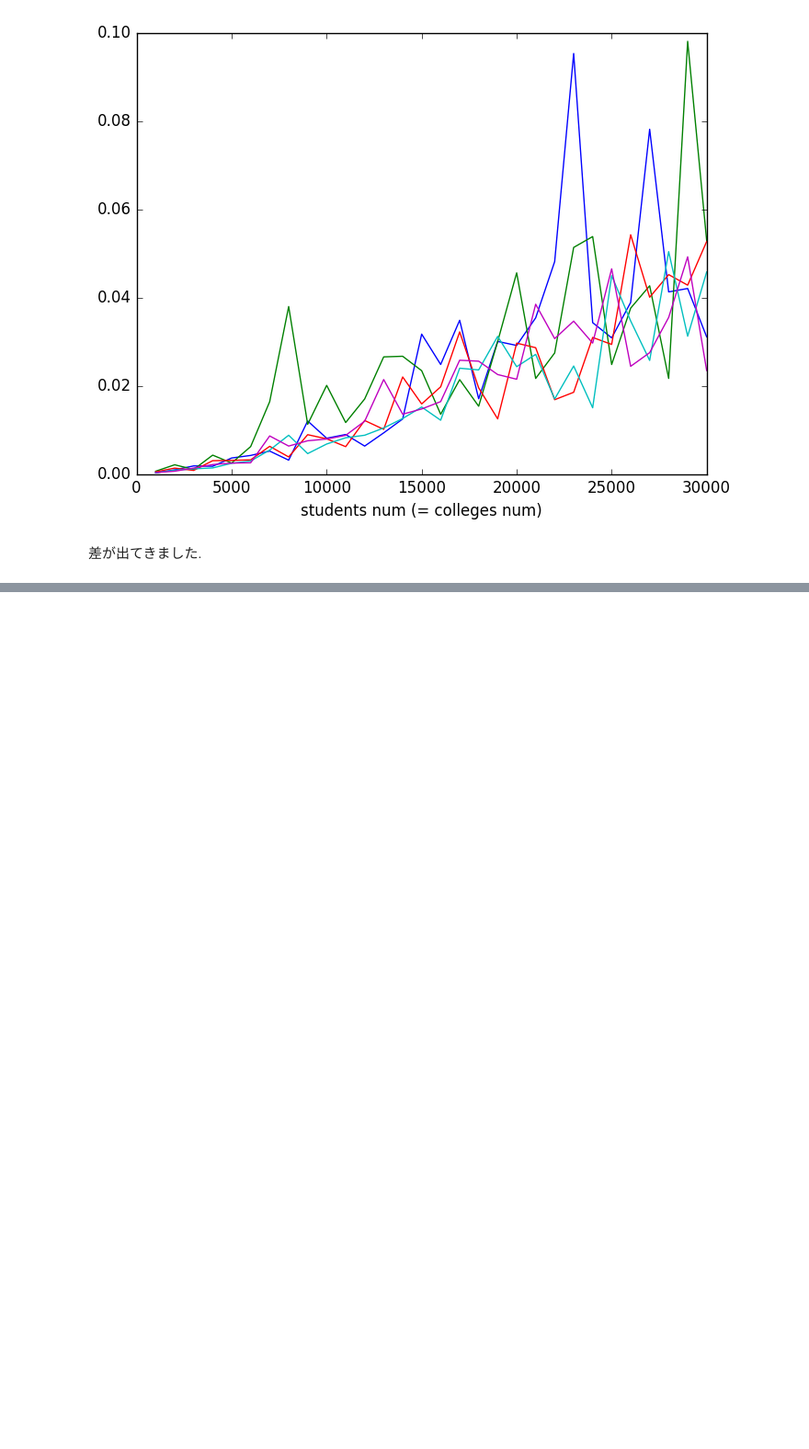
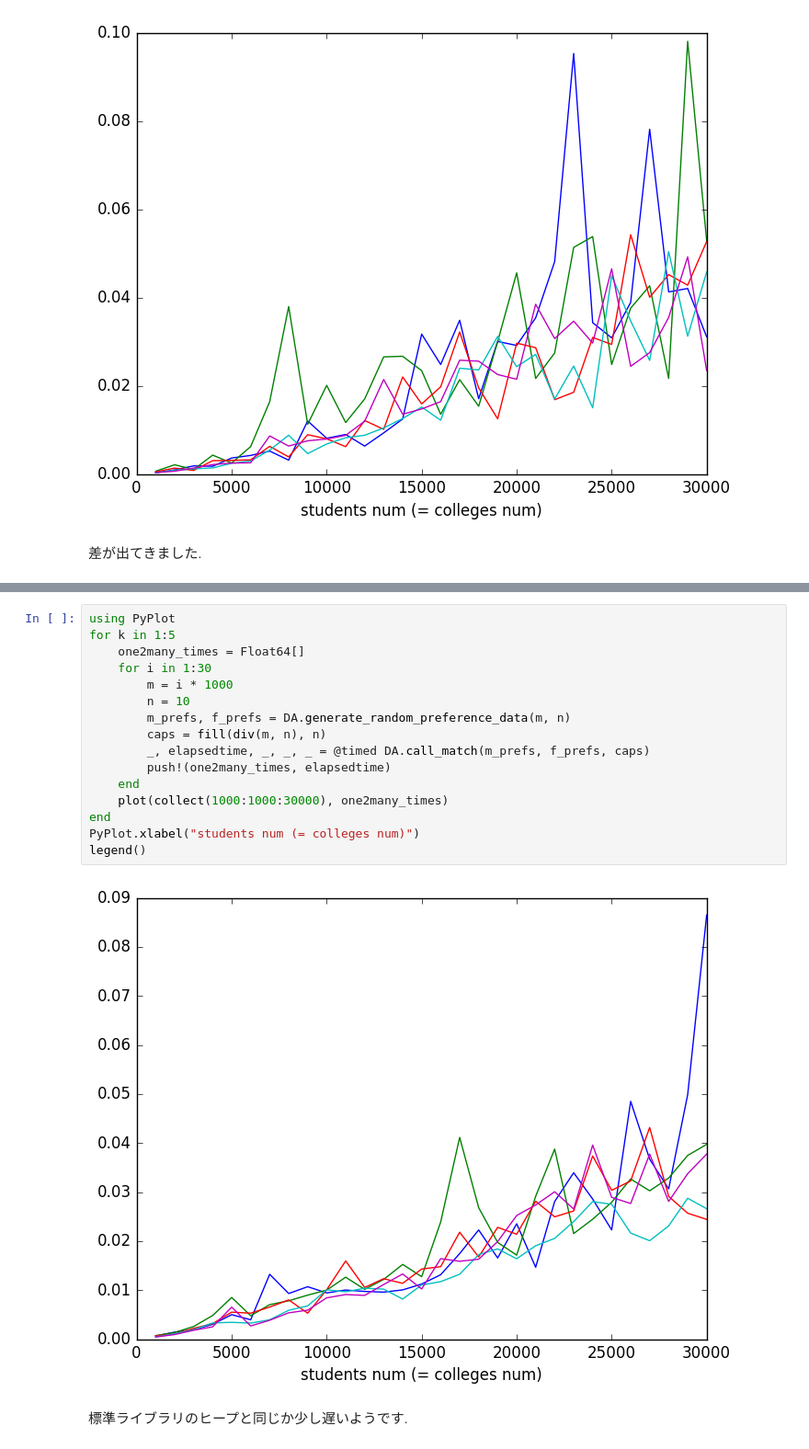
Before and after one commit to nswa17/DA.jl, a Jupyter notebook: DA2.ipynb, the cells around one changed output, grey strips where cells are left out. Shown at 92% size. Saved outputs shown, nothing was run; the diff lists cells and outputs as text; blank space fills up the shorter version.

```diff
--- a/DA2.ipynb
+++ b/DA2.ipynb
@@ -327,0 +335,20 @@ legend()
+# %%
+using PyPlot
+for k in 1:5
+    one2many_times = Float64[]
+    for i in 1:30
+        m = i * 1000
+        n = 10
+        m_prefs, f_prefs = DA.generate_random_preference_data(m, n)
+        caps = fill(div(m, n), n)
+        _, elapsedtime, _, _, _ = @timed DA.call_match(m_prefs, f_prefs, caps)
+        push!(one2many_times, elapsedtime)
+    end
+    plot(collect(1000:1000:30000), one2many_times)
+end
+PyPlot.xlabel("students num (= colleges num)")
+legend()
+# %% [output]
+[figure, added]
+# %% [markdown]
+標準ライブラリのヒープと同じか少し遅いようです.
```
Also changed, not shown: parts of 2 cells of this notebook.
